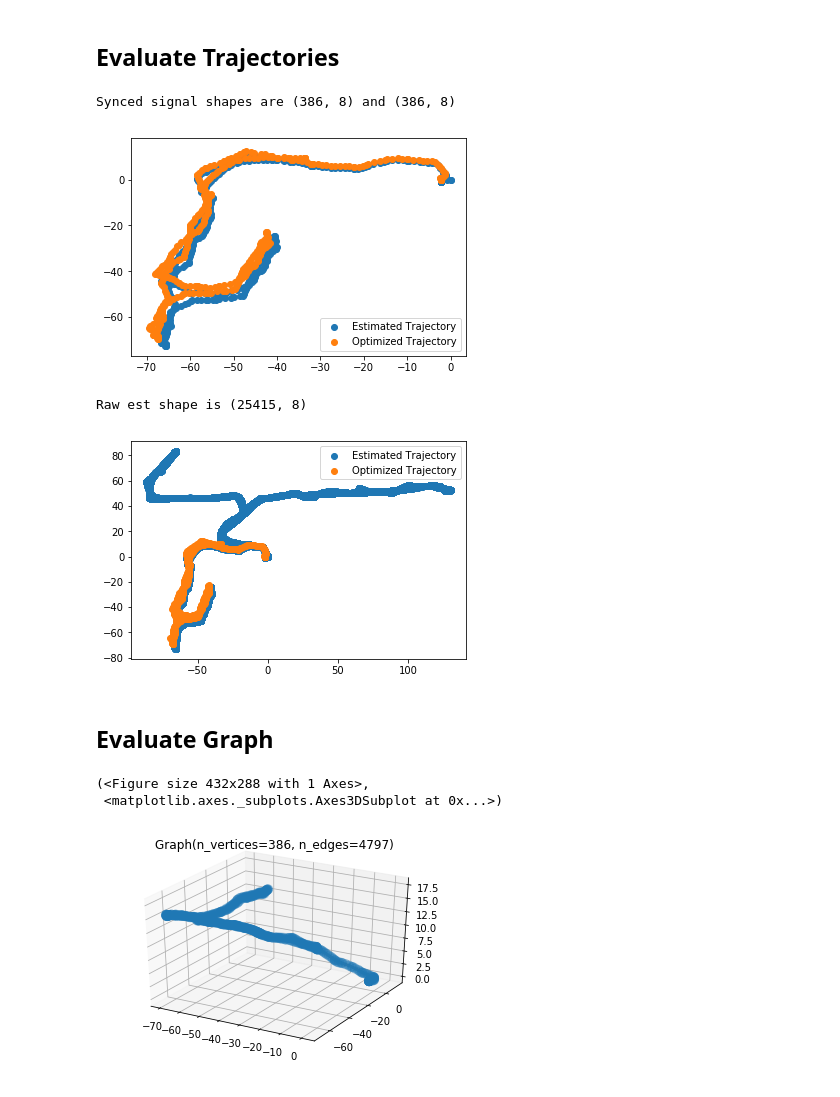
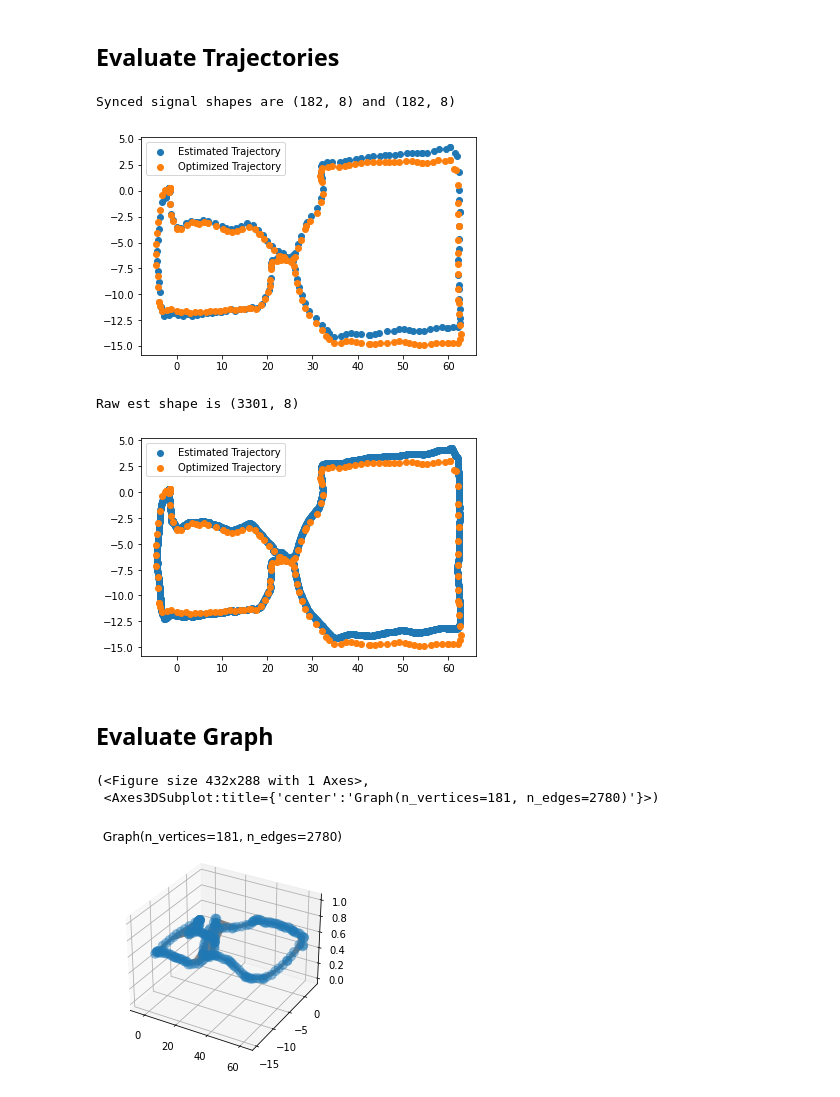
Before and after one commit to ethz-asl/fgsp, a Jupyter notebook: src/check_recordings.ipynb, the cells around one changed output. Saved outputs shown, nothing was run; the diff lists cells and outputs as text; code cells hidden in the pictures.

```diff
--- a/src/check_recordings.ipynb
+++ b/src/check_recordings.ipynb
@@ -15,8 +15,8 @@ plt.rcParams['figure.figsize'] = (10, 5)
 # %% [markdown]
 ## General Settings
 # %%
-dataroot = '/mnt/data/datasets/fgsp/'
-datasets = ['test2/']
+dataroot = '/home/berlukas/Documents/workspace/darpa/src/darpa_subt_mapping/fgsp/data/'
+datasets = ['anymal_1_1628241893122899968/data/']
 
 n_datasets = len(datasets)
 opt_signals = []
@@ -26,6 +26,9 @@ est_trajectory = []
 est_raw_trajectory = []
 opt_graph_coords = []
 opt_graph_adj = []
+est_graph_coords = []
+est_graph_adj = []
+features = []
 for ds in datasets:
     ds_path = dataroot + ds
     print(f'Loading data from {ds_path}')
@@ -36,6 +39,9 @@ for ds in datasets:
     est_raw_traj_path = ds_path + 'est_raw_trajectory.npy'
     opt_graph_coords_path = ds_path + 'opt_graph_coords.npy'
     opt_graph_adj_path = ds_path + 'opt_graph_adj.npy'
+    est_graph_coords_path = ds_path + 'est_graph_coords.npy'
+    est_graph_adj_path = ds_path + 'est_graph_adj.npy'
+    features_path = ds_path + 'features.npy'
 
     if os.path.isfile(opt_signal_path) and os.path.isfile(est_signal_path):
         opt_signals.append(np.load(opt_signal_path))
@@ -59,9 +65,21 @@ for ds in datasets:
         opt_graph_coords.append(np.load(opt_graph_coords_path))
         opt_graph_adj.append(np.load(opt_graph_adj_path))
     else:
-        print(f'Graph files are not available.')
+        print(f'Opt Graph files are not available.')
         print(f'Coords file: {opt_graph_coords_path}')
         print(f'Adj file: {opt_graph_adj_path}')
 
+    if os.path.isfile(est_graph_coords_path) and os.path.isfile(est_graph_adj_path):
+        est_graph_coords.append(np.load(est_graph_coords_path))
+        est_graph_adj.append(np.load(est_graph_adj_path, allow_pickle=True))
+    else:
+        print(f'Est Graph files are not available.')
+        print(f'Coords file: {est_graph_coords_path}')
+        print(f'Adj file: {est_graph_adj_path}')
+
+    if os.path.isfile(features_path):
+        features.append(np.load(features_path))
+    else:
+        print(f'Features are not available: {features_path}')
 print(f'=======================================')
 # %% [output]
@@ -97,22 +114,22 @@ compare_trajectories(est_trajectory[i], opt_trajectory[i])
 print(f'Raw est shape is {est_raw_trajectory[i].shape}')
 compare_trajectories(est_raw_trajectory[i], opt_trajectory[i])
 # %% [output]
-Synced signal shapes are (386, 8) and (386, 8)
+Synced signal shapes are (182, 8) and (182, 8)
-[figure, old version]
+[figure, new version]
-Raw est shape is (25415, 8)
+Raw est shape is (3301, 8)
-[figure, old version]
+[figure, new version]
 # %% [markdown]
 ## Evaluate Graph
 # %%
 graph_per_dataset = []
 for i in range(0, n_datasets):
     G = graphs.Graph(opt_graph_adj[i])
-    G.set_coordinates(opt_graph_coords[i])
+    G.set_coordinates(opt_graph_coords[i][:, 0:3])
     G.compute_fourier_basis()
     graph_per_dataset.append(G)
 
 graph_per_dataset[0].plot()
 # %% [output]
 (<Figure size 432x288 with 1 Axes>,
- <matplotlib.axes._subplots.Axes3DSubplot at 0x...>)
+ <Axes3DSubplot:title={'center':'Graph(n_vertices=181, n_edges=2780)'}>)
-[figure, old version]
+[figure, new version]
```
Also changed, not shown: parts of 5 cells of this notebook, 3 other files.
